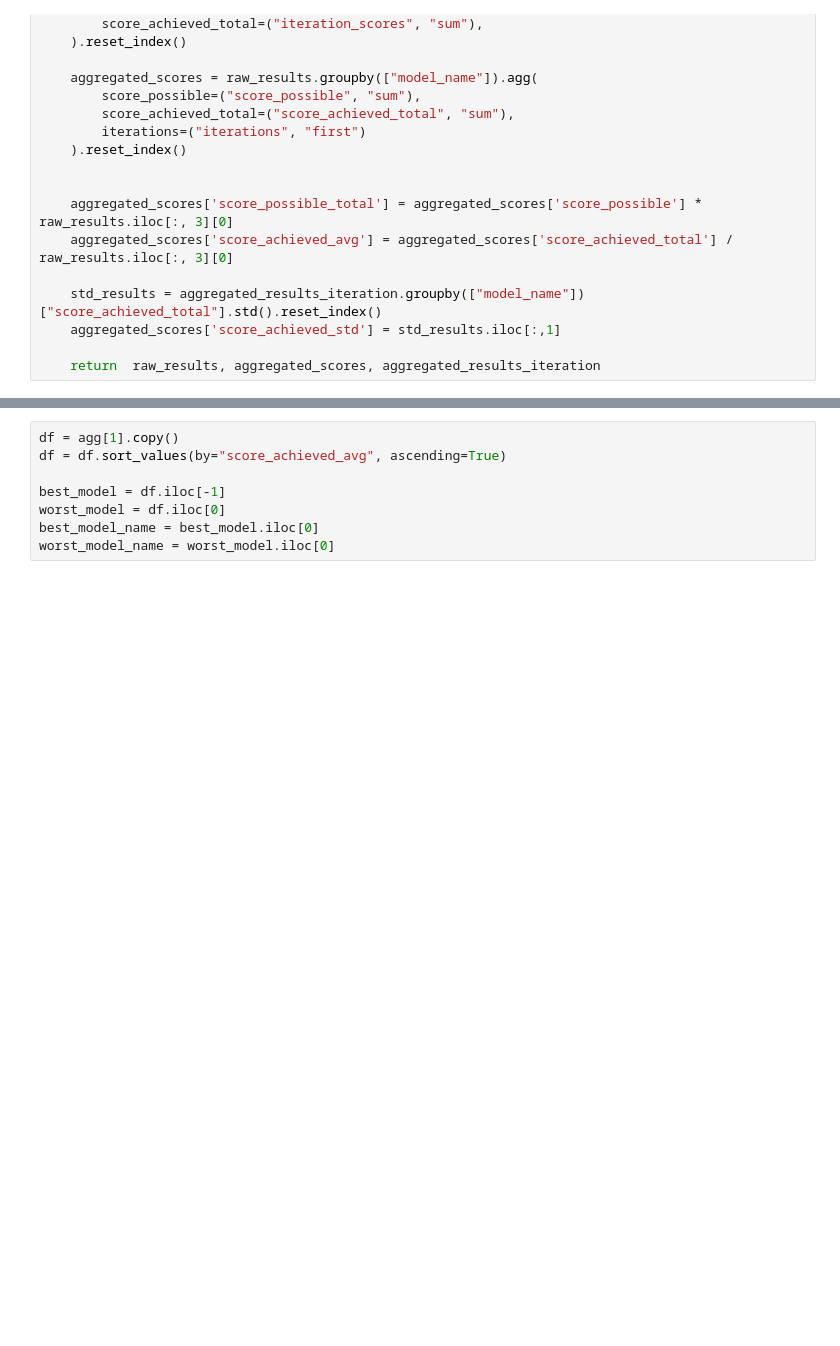
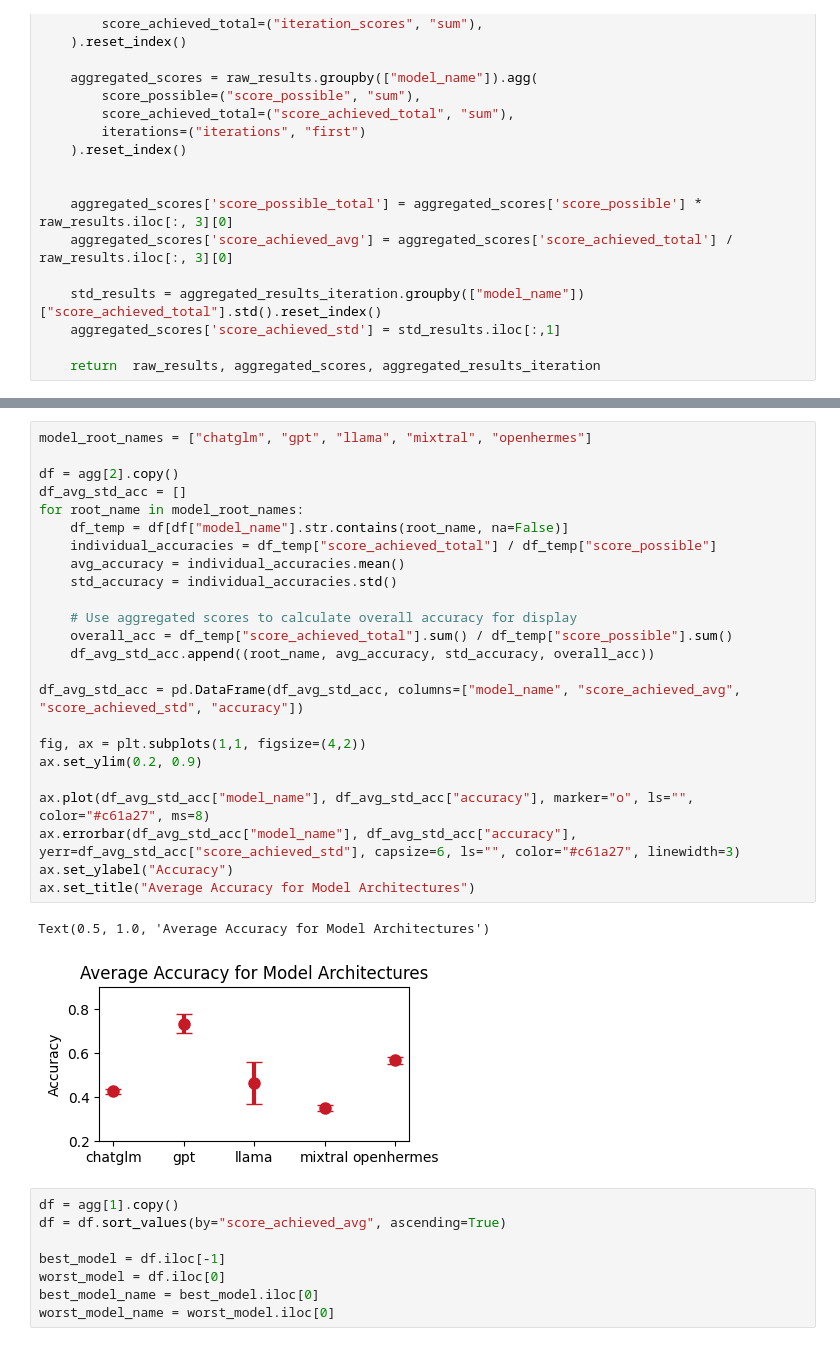
Before and after one commit to biocypher/biochatter, a Jupyter notebook: benchmark/Data_Analysis.ipynb, the cells around one changed output, grey strips where cells are left out. Saved outputs shown, nothing was run; the diff lists cells and outputs as text; blank space fills up the shorter version.

```diff
--- a/benchmark/Data_Analysis.ipynb
+++ b/benchmark/Data_Analysis.ipynb
@@ -126,3 +97,30 @@ plt.axhline(y=df.iloc[:, 1][0], linestyle="--")
+# %%
+model_root_names = ["chatglm", "gpt", "llama", "mixtral", "openhermes"]
+
+df = agg[2].copy()
+df_avg_std_acc = []
+for root_name in model_root_names:
+    df_temp = df[df["model_name"].str.contains(root_name, na=False)]
+    individual_accuracies = df_temp["score_achieved_total"] / df_temp["score_possible"]
+    avg_accuracy = individual_accuracies.mean()
+    std_accuracy = individual_accuracies.std()
+
+    # Use aggregated scores to calculate overall accuracy for display
+    overall_acc = df_temp["score_achieved_total"].sum() / df_temp["score_possible"].sum()
+    df_avg_std_acc.append((root_name, avg_accuracy, std_accuracy, overall_acc))
+
+df_avg_std_acc = pd.DataFrame(df_avg_std_acc, columns=["model_name", "score_achieved_avg", "score_achieved_std", "accuracy"])
+
+fig, ax = plt.subplots(1,1, figsize=(4,2))
+ax.set_ylim(0.2, 0.9)
+
+ax.plot(df_avg_std_acc["model_name"], df_avg_std_acc["accuracy"], marker="o", ls="", color="#c61a27", ms=8)
+ax.errorbar(df_avg_std_acc["model_name"], df_avg_std_acc["accuracy"], yerr=df_avg_std_acc["score_achieved_std"], capsize=6, ls="", color="#c61a27", linewidth=3)
+ax.set_ylabel("Accuracy")
+ax.set_title("Average Accuracy for Model Architectures")
+# %% [output]
+Text(0.5, 1.0, 'Average Accuracy for Model Architectures')
+[figure, added]
 # %%
 df = agg[1].copy()
 df = df.sort_values(by="score_achieved_avg", ascending=True)
```
Also changed, not shown: parts of 12 cells of this notebook.
